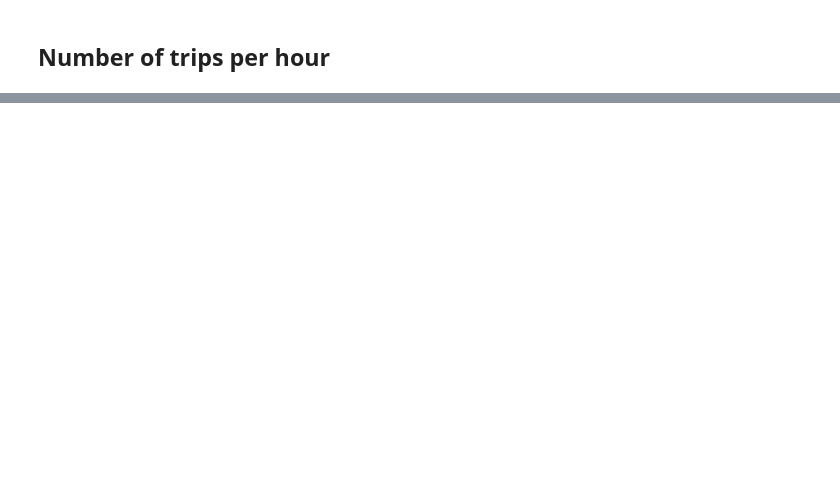
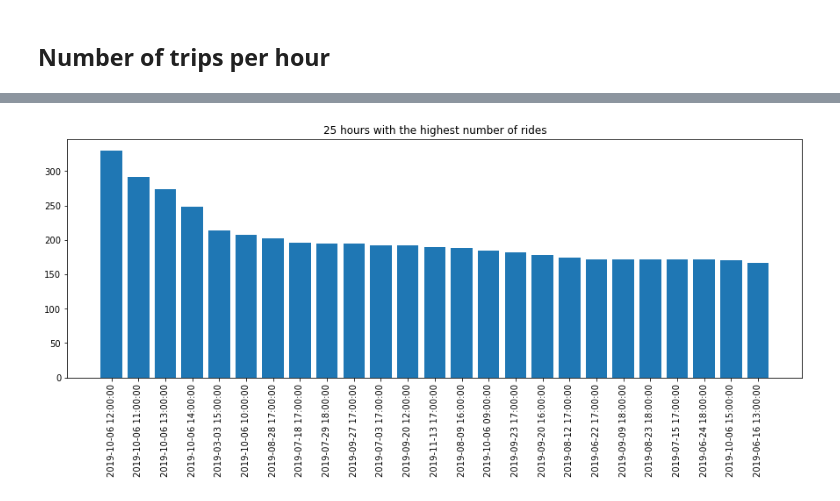
Before and after one commit to lzaruchas/grosse_maedchengruppe_AA2022, a Jupyter notebook: Laras_Workspace/KPI utilization (number of rides).ipynb, the cells around one changed output, grey strips where cells are left out. Cells and saved outputs as stored; diff of their text form; code cells hidden in the pictures; blank space fills up the shorter version.

```diff
--- a/Laras_Workspace/KPI utilization (number of rides).ipynb
+++ b/Laras_Workspace/KPI utilization (number of rides).ipynb
@@ -48,0 +39,3 @@ plt.show()
+# %%
+la_hourly = la_hourly.sort_values(by='trips', ascending=False)
+la_hourly.head(5)
@@ -48,0 +49,9 @@ plt.show()
+# %%
+# plot of the 25 hours with the highest number of rides
+fig, ax = plt.subplots(figsize=[15,5])
+plt.setp(ax.xaxis.get_majorticklabels(),rotation=90,fontsize=10)
+ax.bar(la_hourly['start_time'].iloc[:25], la_hourly['trips'].iloc[:25])
+plt.title('25 hours with the highest number of rides')
+# plt.savefig("25 hours with the highest number of rides.png")
+# %% [output]
+[figure, added]
```
Also changed, not shown: parts of 7 cells of this notebook.
